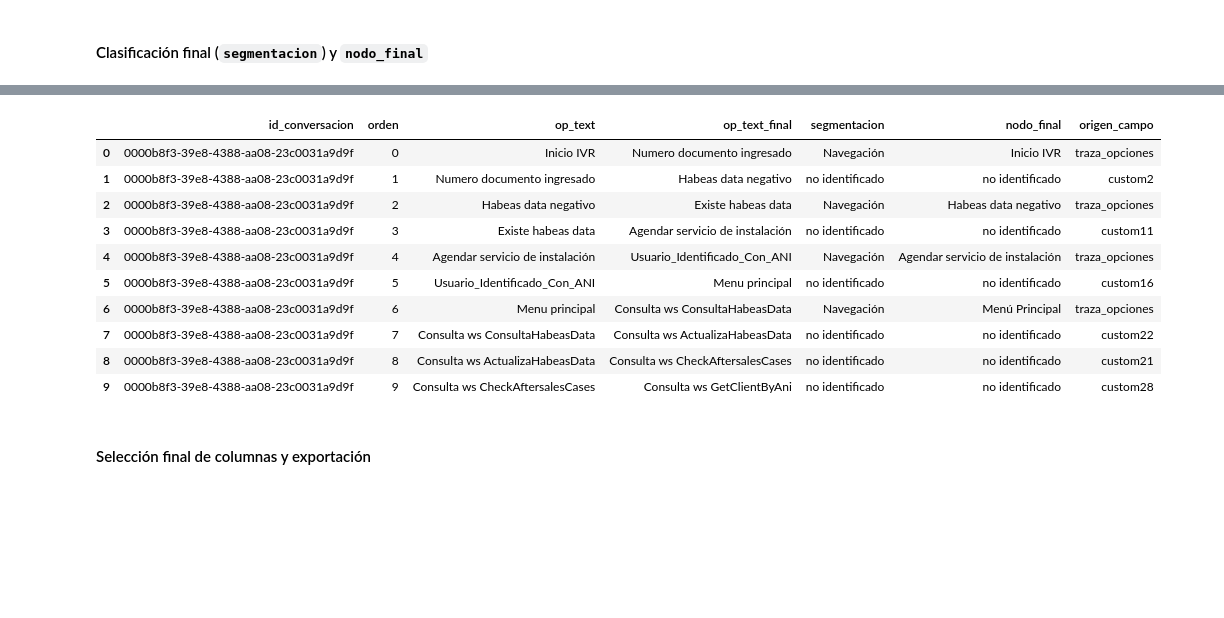
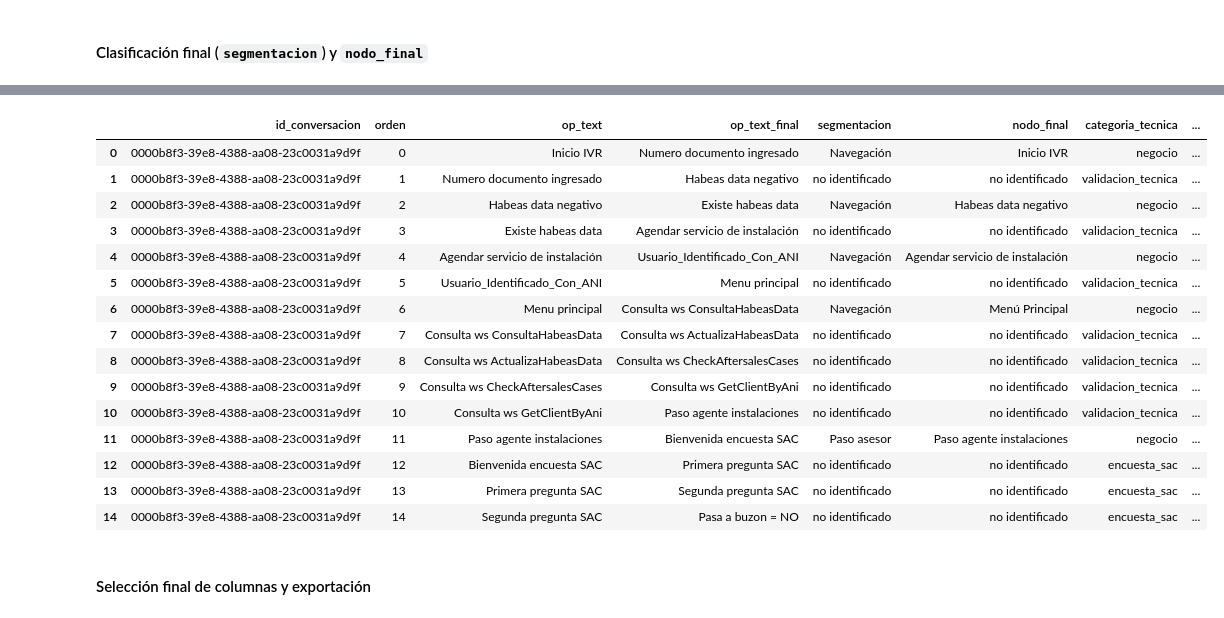
Before and after one commit to JPSOLANO10/Graphos_alk, a Jupyter notebook: 02_limpieza_segmentacion.ipynb, the cells around one changed output, grey strips where cells are left out. Cells and saved outputs as stored; diff of their text form; code cells hidden in the pictures; blank space fills up the shorter version.

Commit message:
"Limpieza, segmentación y aristas IVR actualizado"

```diff
--- a/02_limpieza_segmentacion.ipynb
+++ b/02_limpieza_segmentacion.ipynb
@@ -234,0 +332,22 @@ no_identificados.head(30)
+# %%
+TEXTOS_VALIDACION_TECNICA = [
+    "Usuario_Identificado_Con_ANI",
+    "Usuario_Identificado_Con_Ani",
+    "Existe habeas data",
+    "Numero documento ingresado",
+    "Numero documento validado para factura",
+    "Número de factura",
+    "No input",
+    "Repeat",
+    "Pasa a buzon = NO",
+]
+
+patron_webservice = df_join["op_text"].str.startswith("Consulta ws", na=False)
+patron_validacion = df_join["op_text"].isin(TEXTOS_VALIDACION_TECNICA)
+patron_encuesta_sac = df_join["op_text"].str.contains("pregunta SAC|encuesta SAC", case=False, na=False, regex=True)
+
+df_join["categoria_tecnica"] = "negocio"
+df_join.loc[patron_webservice | patron_validacion, "categoria_tecnica"] = "validacion_tecnica"
+df_join.loc[patron_encuesta_sac, "categoria_tecnica"] = "encuesta_sac"
+
+print(df_join["categoria_tecnica"].value_counts())
@@ -281,6 +434,12 @@ def ultimo_nodo_no_nulo(fila):
 
 
 df_join["nodo_final"] = df_join[columnas_nodo_maestro].apply(ultimo_nodo_no_nulo, axis=1)
+
+# Los casos de CROSSWALK_NODO_MANUAL no tienen breadcrumb real del maestro —
+# se les asigna directamente el nodo aproximado definido arriba.
+mask_nodo_manual = df_join["nodo_asignado_manual"]
+df_join.loc[mask_nodo_manual, "nodo_final"] = df_join.loc[mask_nodo_manual, "op_text"].map(CROSSWALK_NODO_MANUAL)
+
 df_join["nodo_final"] = df_join["nodo_final"].fillna("no identificado")
 df_join["nodo_final"].value_counts().head(15)
 # %% [output]
@@ -310,0 +469,8 @@ conversación se marca como `final`.
+# %%
+df_join["incluir_en_grafo"] = (
+    df_join["segmentacion"].isin(["Navegación", "Paso asesor"])
+    & (df_join["categoria_tecnica"] == "negocio")
+)
+
+print(df_join["incluir_en_grafo"].value_counts())
+print(f"\n% de pasos que entrarán al grafo: {df_join['incluir_en_grafo'].mean():.1%}")
@@ -311,27 +492,30 @@ conversación se marca como `final`.
 # %%
 df_join = df_join.sort_values(["id_conversacion", "orden"]).reset_index(drop=True)
 
 df_join["op_text_final"] = df_join.groupby("id_conversacion")["op_text"].shift(-1)
 ultimas_filas = df_join.groupby("id_conversacion").tail(1).index
 df_join.loc[ultimas_filas, "op_text_final"] = "final"
 
-# Recontamos 'orden' para que quede 0..n-1 sin huecos (por si algún paso se
-# hubiera descartado en el camino), igual que 01_Alk_final.ipynb hacía con 'bloque'.
 df_join["orden"] = df_join.groupby("id_conversacion").cumcount()
 
-df_join[["id_conversacion", "orden", "op_text", "op_text_final", "segmentacion", "nodo_final", "origen_campo"]].head(10)
+df_join[["id_conversacion", "orden", "op_text", "op_text_final", "segmentacion", "nodo_final", "categoria_tecnica", "incluir_en_grafo"]].head(15)
 # %% [output]
-|  | id_conversacion | orden | op_text | op_text_final | segmentacion | nodo_final | origen_campo |
-| 0 | 0000b8f3-39e8-4388-aa08-23c0031a9d9f | 0 | Inicio IVR | Numero documento ingresado | Navegación | Inicio IVR | traza_opciones |
-| 1 | 0000b8f3-39e8-4388-aa08-23c0031a9d9f | 1 | Numero documento ingresado | Habeas data negativo | no identificado | no identificado | custom2 |
-| 2 | 0000b8f3-39e8-4388-aa08-23c0031a9d9f | 2 | Habeas data negativo | Existe habeas data | Navegación | Habeas data negativo | traza_opciones |
-| 3 | 0000b8f3-39e8-4388-aa08-23c0031a9d9f | 3 | Existe habeas data | Agendar servicio de instalación | no identificado | no identificado | custom11 |
-| 4 | 0000b8f3-39e8-4388-aa08-23c0031a9d9f | 4 | Agendar servicio de instalación | Usuario_Identificado_Con_ANI | Navegación | Agendar servicio de instalación | traza_opciones |
-| 5 | 0000b8f3-39e8-4388-aa08-23c0031a9d9f | 5 | Usuario_Identificado_Con_ANI | Menu principal | no identificado | no identificado | custom16 |
-| 6 | 0000b8f3-39e8-4388-aa08-23c0031a9d9f | 6 | Menu principal | Consulta ws ConsultaHabeasData | Navegación | Menú Principal | traza_opciones |
-| 7 | 0000b8f3-39e8-4388-aa08-23c0031a9d9f | 7 | Consulta ws ConsultaHabeasData | Consulta ws ActualizaHabeasData | no identificado | no identificado | custom22 |
-| 8 | 0000b8f3-39e8-4388-aa08-23c0031a9d9f | 8 | Consulta ws ActualizaHabeasData | Consulta ws CheckAftersalesCases | no identificado | no identificado | custom21 |
-| 9 | 0000b8f3-39e8-4388-aa08-23c0031a9d9f | 9 | Consulta ws CheckAftersalesCases | Consulta ws GetClientByAni | no identificado | no identificado | custom28 |
+|  | id_conversacion | orden | op_text | op_text_final | segmentacion | nodo_final | categoria_tecnica | ... |
+| 0 | 0000b8f3-39e8-4388-aa08-23c0031a9d9f | 0 | Inicio IVR | Numero documento ingresado | Navegación | Inicio IVR | negocio | ... |
+| 1 | 0000b8f3-39e8-4388-aa08-23c0031a9d9f | 1 | Numero documento ingresado | Habeas data negativo | no identificado | no identificado | validacion_tecnica | ... |
+| 2 | 0000b8f3-39e8-4388-aa08-23c0031a9d9f | 2 | Habeas data negativo | Existe habeas data | Navegación | Habeas data negativo | negocio | ... |
+| 3 | 0000b8f3-39e8-4388-aa08-23c0031a9d9f | 3 | Existe habeas data | Agendar servicio de instalación | no identificado | no identificado | validacion_tecnica | ... |
+| 4 | 0000b8f3-39e8-4388-aa08-23c0031a9d9f | 4 | Agendar servicio de instalación | Usuario_Identificado_Con_ANI | Navegación | Agendar servicio de instalación | negocio | ... |
+| 5 | 0000b8f3-39e8-4388-aa08-23c0031a9d9f | 5 | Usuario_Identificado_Con_ANI | Menu principal | no identificado | no identificado | validacion_tecnica | ... |
+| 6 | 0000b8f3-39e8-4388-aa08-23c0031a9d9f | 6 | Menu principal | Consulta ws ConsultaHabeasData | Navegación | Menú Principal | negocio | ... |
+| 7 | 0000b8f3-39e8-4388-aa08-23c0031a9d9f | 7 | Consulta ws ConsultaHabeasData | Consulta ws ActualizaHabeasData | no identificado | no identificado | validacion_tecnica | ... |
+| 8 | 0000b8f3-39e8-4388-aa08-23c0031a9d9f | 8 | Consulta ws ActualizaHabeasData | Consulta ws CheckAftersalesCases | no identificado | no identificado | validacion_tecnica | ... |
+| 9 | 0000b8f3-39e8-4388-aa08-23c0031a9d9f | 9 | Consulta ws CheckAftersalesCases | Consulta ws GetClientByAni | no identificado | no identificado | validacion_tecnica | ... |
+| 10 | 0000b8f3-39e8-4388-aa08-23c0031a9d9f | 10 | Consulta ws GetClientByAni | Paso agente instalaciones | no identificado | no identificado | validacion_tecnica | ... |
+| 11 | 0000b8f3-39e8-4388-aa08-23c0031a9d9f | 11 | Paso agente instalaciones | Bienvenida encuesta SAC | Paso asesor | Paso agente instalaciones | negocio | ... |
+| 12 | 0000b8f3-39e8-4388-aa08-23c0031a9d9f | 12 | Bienvenida encuesta SAC | Primera pregunta SAC | no identificado | no identificado | encuesta_sac | ... |
+| 13 | 0000b8f3-39e8-4388-aa08-23c0031a9d9f | 13 | Primera pregunta SAC | Segunda pregunta SAC | no identificado | no identificado | encuesta_sac | ... |
+| 14 | 0000b8f3-39e8-4388-aa08-23c0031a9d9f | 14 | Segunda pregunta SAC | Pasa a buzon = NO | no identificado | no identificado | encuesta_sac | ... |
 # %% [markdown]
 #### Selección final de columnas y exportación
 # %%
```
Also changed, not shown: parts of 23 cells of this notebook, 2 other files.
